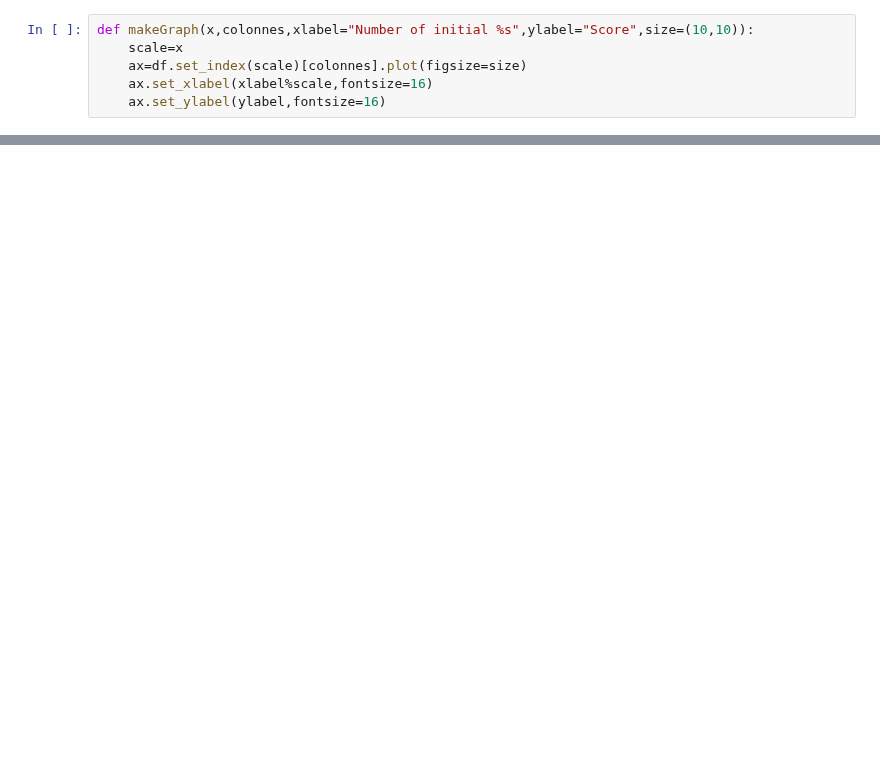
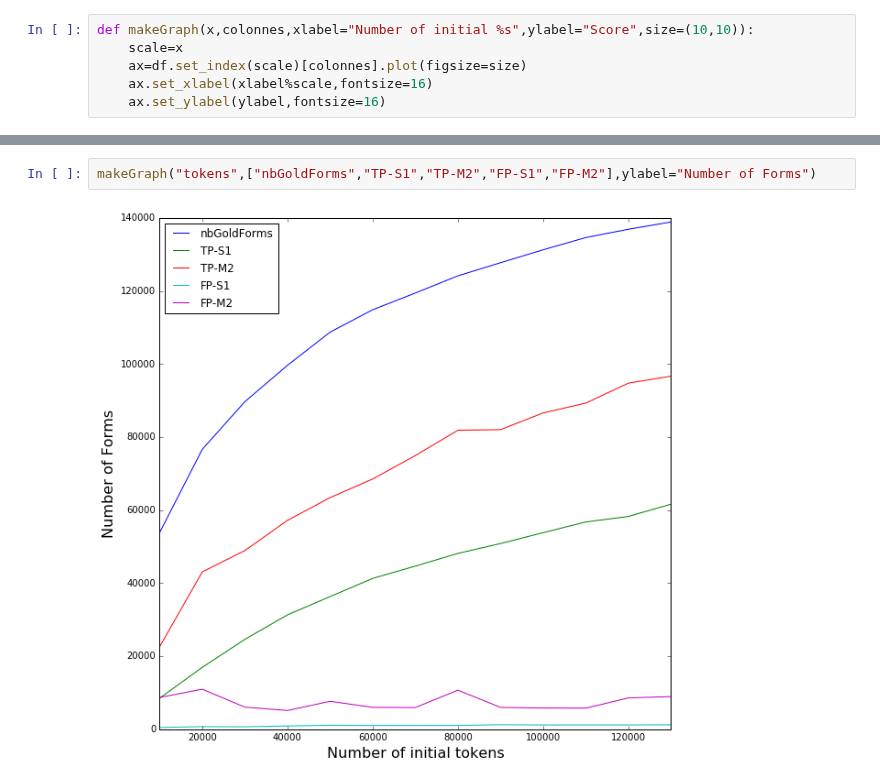
Before and after one commit to gboye/SWIM, a Jupyter notebook: ParadigmGeneration/Longitudinales/Longitudinales-Resultats.ipynb, the cells around one changed output, grey strips where cells are left out. Cells and saved outputs as stored; diff of their text form; blank space fills up the shorter version.

```diff
--- a/ParadigmGeneration/Longitudinales/Longitudinales-Resultats.ipynb
+++ b/ParadigmGeneration/Longitudinales/Longitudinales-Resultats.ipynb
@@ -119,0 +129,4 @@ makeGraph("forms",["F-Measure-S1","F-Measure-S2","F-Measure-M1","F-Measure-M2"])
+# %%
+makeGraph("tokens",["nbGoldForms","TP-S1","TP-M2","FP-S1","FP-M2"],ylabel="Number of Forms")
+# %% [output]
+[figure, added]
```
Also changed, not shown: parts of 11 cells of this notebook, 5 other files.
